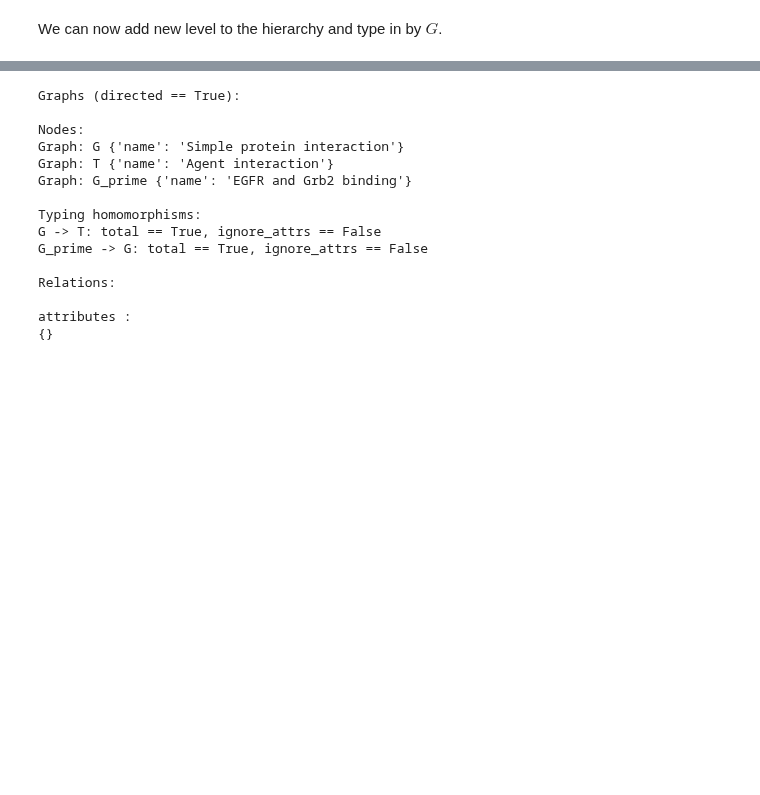
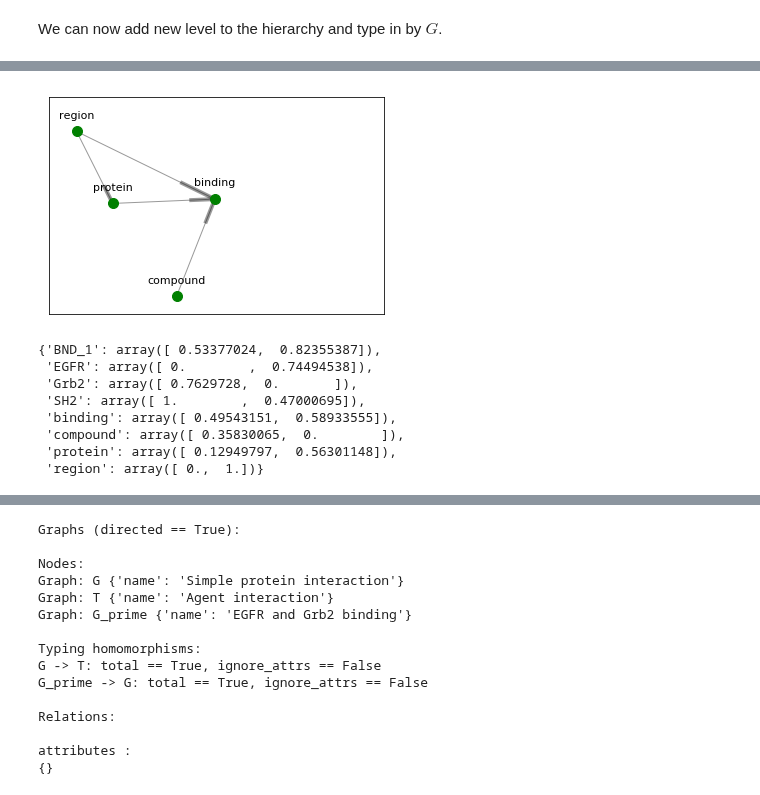
Before and after one commit to Kappa-Dev/ReGraph, a Jupyter notebook: examples/ReGraph_demo.ipynb, the cells around one changed output, grey strips where cells are left out. Cells and saved outputs as stored; diff of their text form; code cells hidden in the pictures; blank space fills up the shorter version.

```diff
--- a/examples/ReGraph_demo.ipynb
+++ b/examples/ReGraph_demo.ipynb
@@ -278,0 +259,12 @@ pos = plot_graph(g_prime)
+# %%
+plot_graph(simple_hierarchy.node["G"].graph, parent_pos=pos)
+# %% [output]
+[figure, added]
+{'BND_1': array([ 0.53377024,  0.82355387]),
+ 'EGFR': array([ 0.        ,  0.74494538]),
+ 'Grb2': array([ 0.7629728,  0.       ]),
+ 'SH2': array([ 1.        ,  0.47000695]),
+ 'binding': array([ 0.49543151,  0.58933555]),
+ 'compound': array([ 0.35830065,  0.        ]),
+ 'protein': array([ 0.12949797,  0.56301148]),
+ 'region': array([ 0.,  1.])}
```
Also changed, not shown: parts of 29 cells of this notebook.
